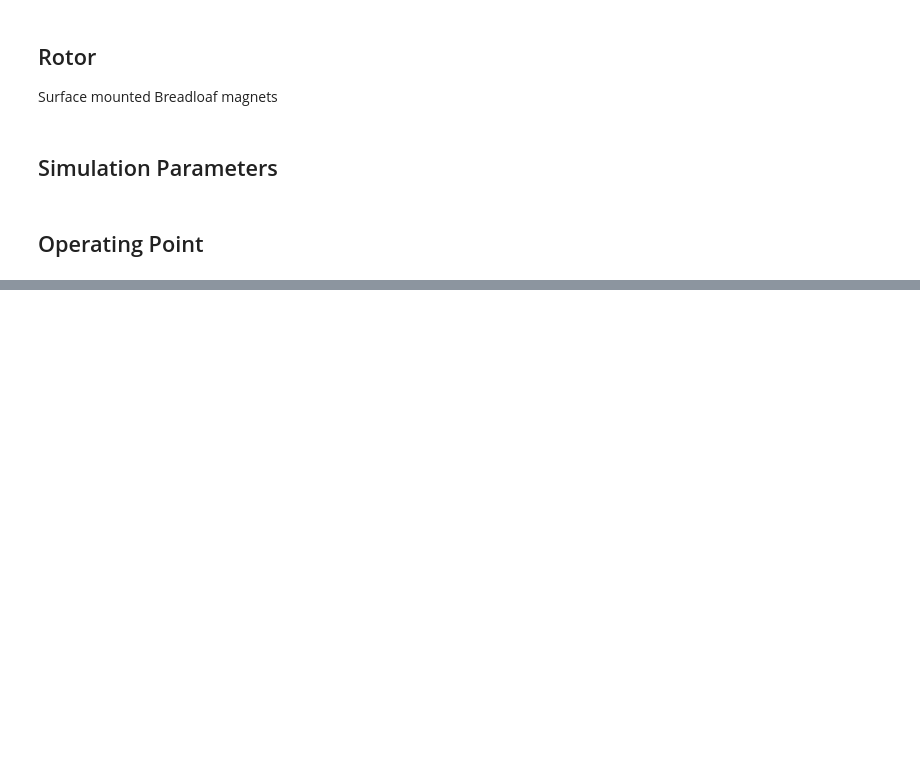
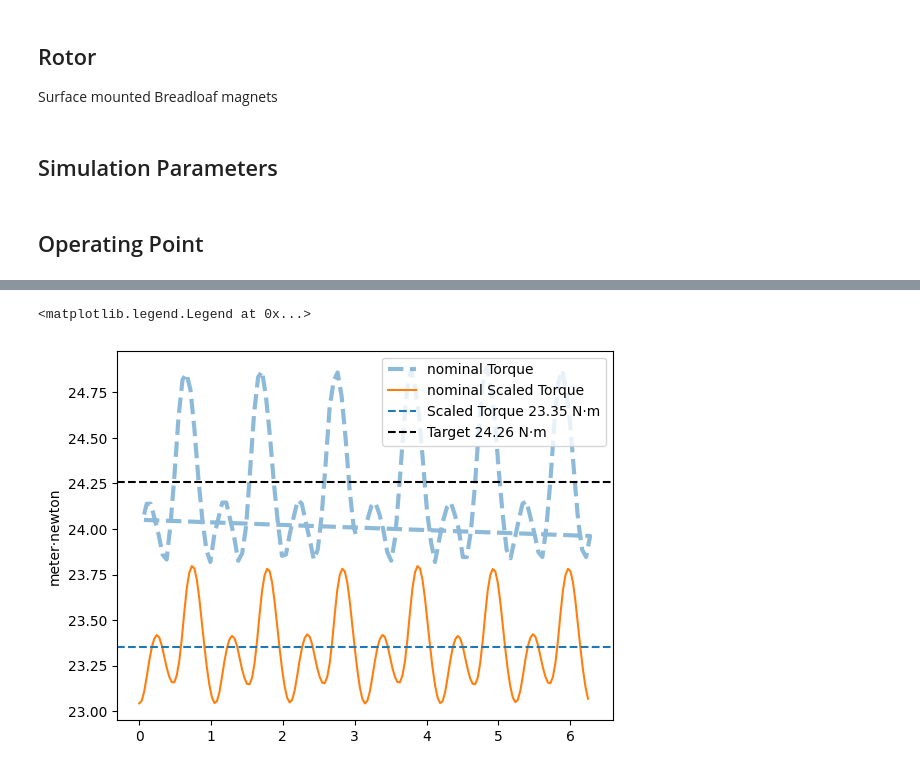
Before and after one commit to TinArmEngineering/tinarm, a Jupyter notebook: examples/Example_1.ipynb, the cells around one changed output, grey strips where cells are left out. Cells and saved outputs as stored; diff of their text form; code cells hidden in the pictures; blank space fills up the shorter version.

```diff
--- a/examples/Example_1.ipynb
+++ b/examples/Example_1.ipynb
@@ -259,15 +321,19 @@ ax.legend()
 # %%
 
 fig = plt.figure(2)
 ax = fig.add_subplot(111)
-l1, = ax.plot(j1_df['angles'], j1_df['Scaled Torque'], label='open cct Scaled Torque')
+l1, = ax.plot((np.deg2rad(m1_op1_tq['Torque']['X'])*5 + offset) % (2*np.pi), m1_op1_tq['Torque']['Y'], label='nominal Torque',
+              linewidth=3, linestyle='--', alpha=0.5)
 l2, = ax.plot(j2_df['angles'], j2_df['Scaled Torque'], label='nominal Scaled Torque')
 mean_torque = j2_df['Scaled Torque'].mean()
 ax.axhline( mean_torque, label=f'Scaled Torque {mean_torque:2.4~P}', linestyle='--')
 target_torque = 24.26 * q.N * q.m
 ax.axhline( target_torque, label=f'Target {target_torque:2.4~P}', color='k', linestyle='--')
 
 ax.legend()
+# %% [output]
+<matplotlib.legend.Legend at 0x...>
+[figure, added]
 # %%
 m1_df = pd.read_csv("Machine_Back_emfs_Machine_1.csv", skiprows=1, header=[0, 1], index_col=[0]).pint.quantify(level=-1)
 m1_df.head()
```
Also changed, not shown: parts of 18 cells of this notebook.
